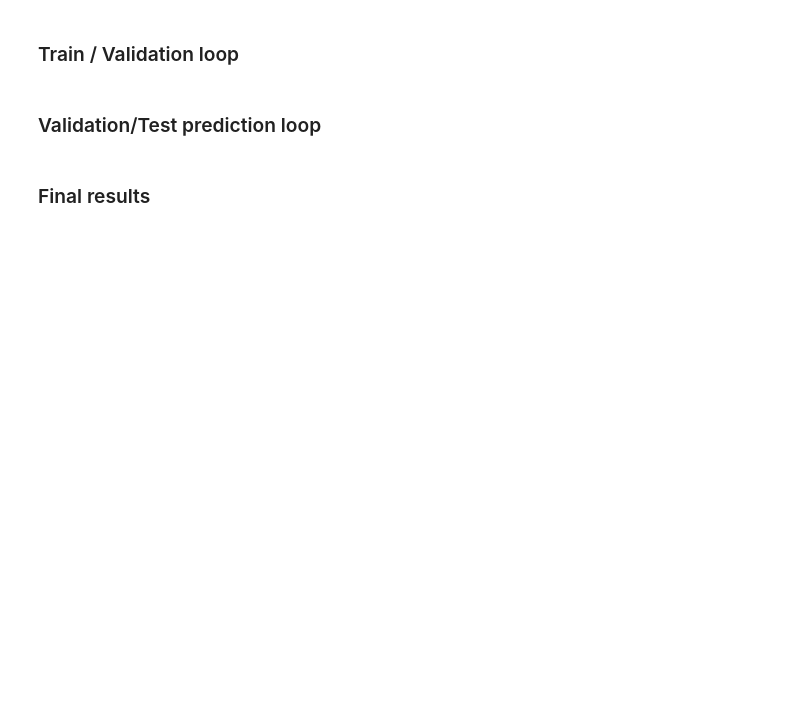
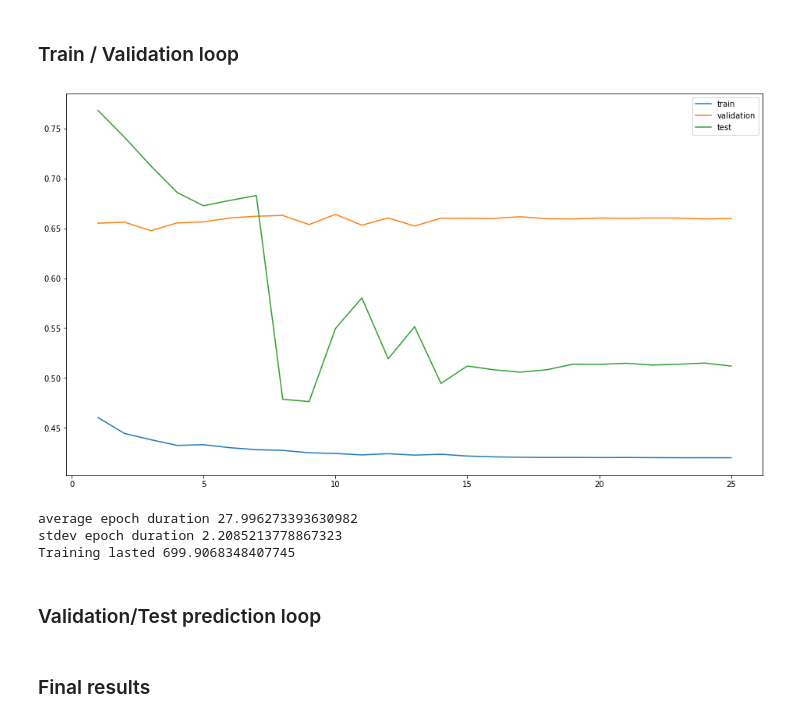
Before and after one commit to niklascp/dtu-deep-learning-project, a Jupyter notebook: CNN.ipynb, the cells around one changed output. Cells and saved outputs as stored; diff of their text form; code cells hidden in the pictures; blank space fills up the shorter version.

```diff
--- a/CNN.ipynb
+++ b/CNN.ipynb
@@ -268,6 +268,7 @@ phases = {
 # %% [markdown]
 ### Train / Validation loop
 # %%
+epochComputationTime =  []
 for epoch in range(1, NUM_EPOCH + 1):
 
     for phase_name, phase in phases.items():
@@ -279,6 +280,7 @@ for epoch in range(1, NUM_EPOCH + 1):
 
         # Ajust and save the learning rate in the phase dict
         if phase_is_training:
+            startEpoch = time.time()
             lr = adjust_lr(optimizer, epoch)
             phase.setdefault('lr', []).append(lr)
 
@@ -289,33 +291,46 @@ for epoch in range(1, NUM_EPOCH + 1):
 
 
             X_seq = X_seq.to(device, dtype=torch.float)
             X_tod = X_tod.to(device, dtype=torch.float)
             y = y.to(device, dtype=torch.int64)
 
             with torch.set_grad_enabled(phase_is_training):
                 out = model(X_seq, X_tod)
                 loss = criterion(out, y)
 
             if phase_is_training:
                 optimizer.zero_grad()
                 loss.backward()
                 nn.utils.clip_grad_value_(model.parameters(), 0.5)
                 optimizer.step()
 
             epoach_loss += loss.item()
 
         # Save the loss for the epoch in the phase dict
         phase.setdefault('loss', []).append(epoach_loss/i)
 
+        if phase_is_training:
+            endEpoch = time.time()
+            epochComputationTime.append(endEpoch-startEpoch)
+
+
     clear_output(wait=True)
     fig, ax = plt.subplots(figsize = (16, 9))
     #ax.set_yscale('log')
 
     for phase_name, phase in phases.items():
         ax.plot(np.arange(1, epoch + 1), phase['loss'], label = phase_name)
 
     ax.legend()
     plt.show();
+    print(f'average epoch duration {np.mean(epochComputationTime)}')
+    print(f'stdev epoch duration {np.std(epochComputationTime)}')
+    print(f'Training lasted {np.sum(epochComputationTime)}')
+# %% [output]
+[figure, added]
+average epoch duration 27.996273393630982
+stdev epoch duration 2.2085213778867323
+Training lasted 699.9068348407745
 # %% [markdown]
 ### Validation/Test prediction loop
 # %%
```
Also changed, not shown: parts of 8 cells of this notebook, 24 other files.
